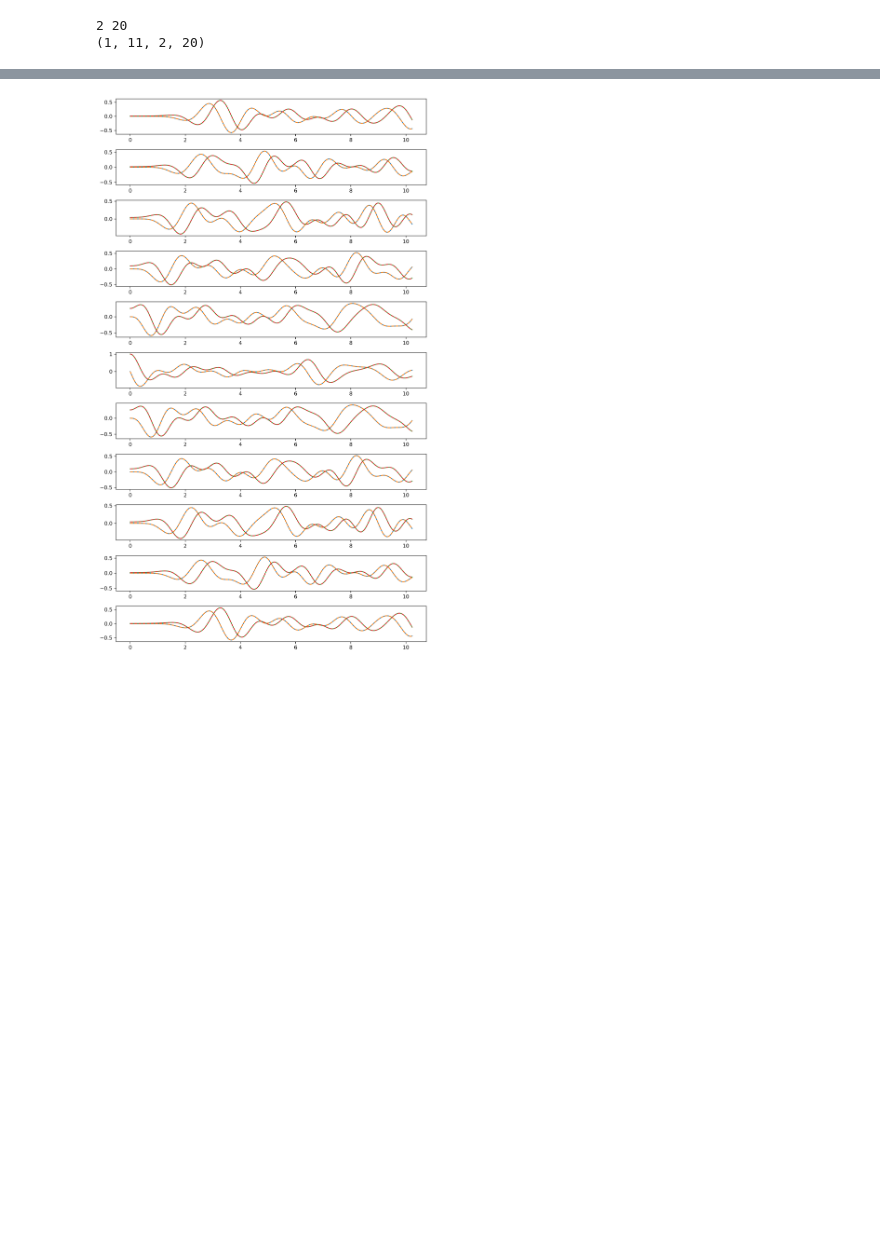
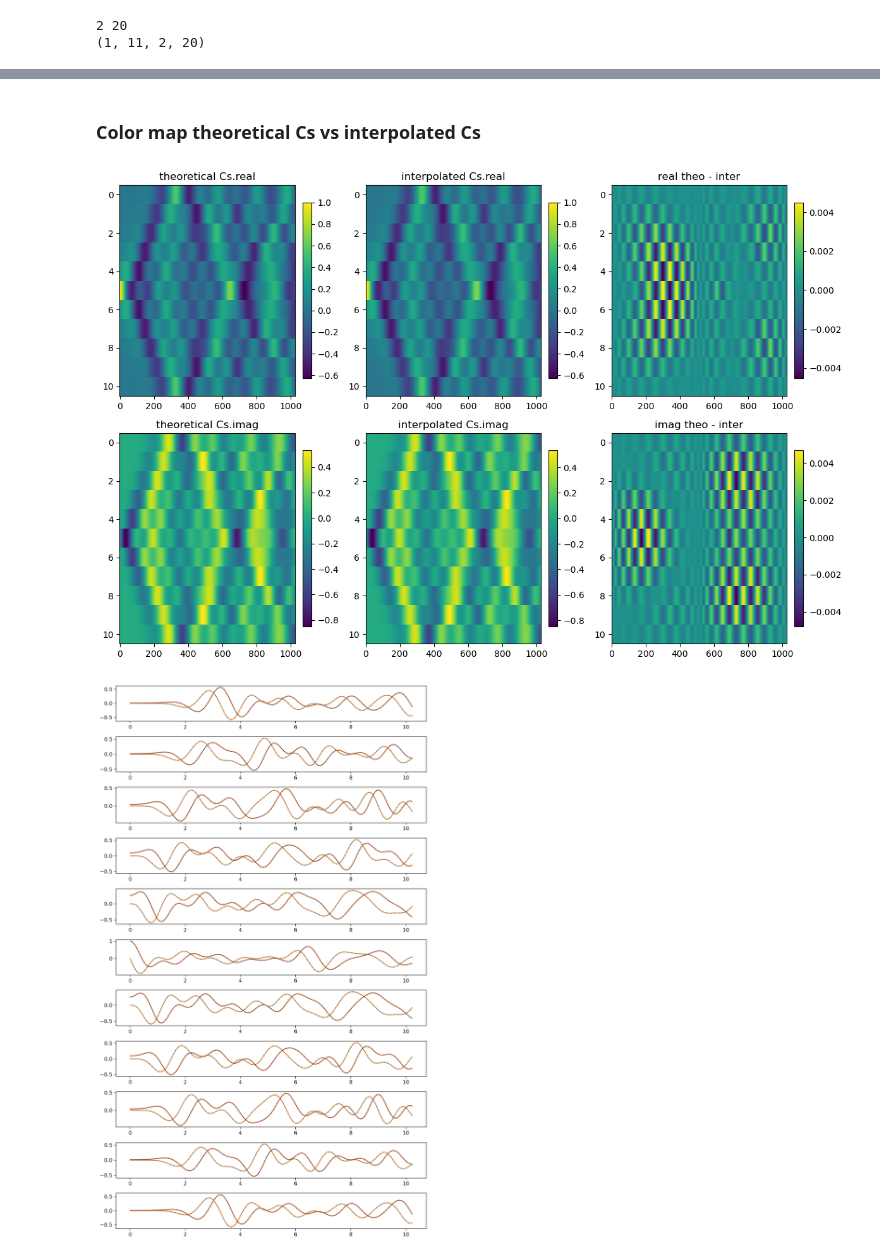
Before and after one commit to gconcheri/Student-Research-Job, a Jupyter notebook: Correlation_function/Correlation_function_Lsites.ipynb, the cells around one changed output, grey strips where cells are left out. Saved outputs shown, nothing was run; the diff lists cells and outputs as text; code cells hidden in the pictures; blank space fills up the shorter version.

```diff
--- a/Correlation_function/Correlation_function_Lsites.ipynb
+++ b/Correlation_function/Correlation_function_Lsites.ipynb
@@ -309,3 +379,33 @@ print(err_max)
+# %% [markdown]
+### Color map theoretical Cs vs interpolated Cs
+# %%
+rows, cols = 2, 3  # Define grid dimensions
+a, b = Cs.shape
+interp_Cs = func_interp.T.reshape(a, b)
+
+# Data and titles for each subplot
+data = [
+    (Cs.real, 'theoretical Cs.real'),
+    (np.real(interp_Cs), 'interpolated Cs.real'),
+    (Cs.real - np.real(interp_Cs), 'real theo - inter'),
+    (Cs.imag, 'theoretical Cs.imag'),
+    (np.imag(interp_Cs), 'interpolated Cs.imag'),
+    (Cs.imag - np.imag(interp_Cs), 'imag theo - inter')
+]
+
+# Create subplots
+fig, axs = plt.subplots(rows, cols, figsize=(12, 8))
+
+# Loop through data and subplots
+for ax, (image, title) in zip(axs.flat, data):
+    im = ax.imshow(image, aspect='auto', interpolation='none')
+    fig.colorbar(im, ax=ax, fraction=0.046, pad=0.04)  # Add colorbar
+    ax.set_title(title)
+
+plt.tight_layout()
+plt.show()
+# %% [output]
+[figure, added]
 # %%
 fig, axs = plt.subplots(nrows=D, figsize=(9,15), dpi=300)
 
```
Also changed, not shown: parts of 8 cells of this notebook, 8 other files.
